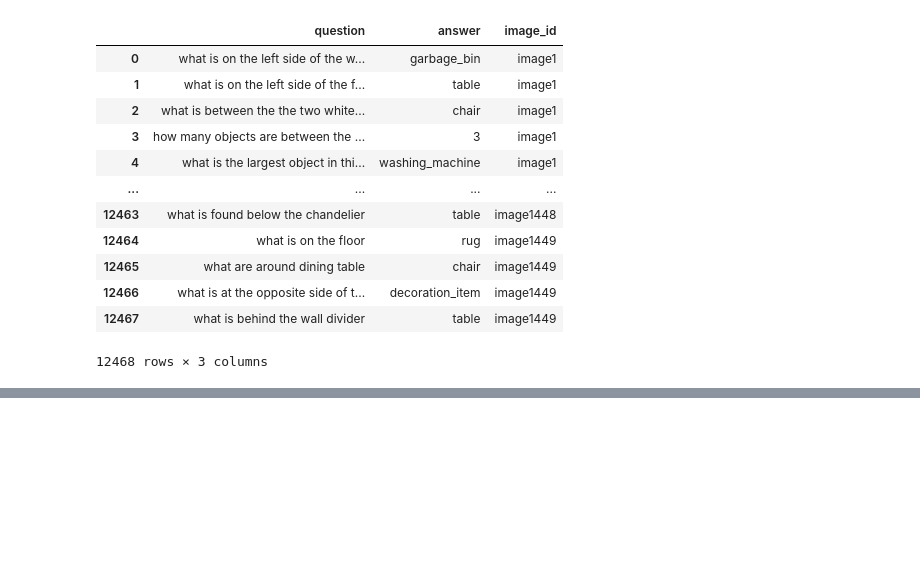
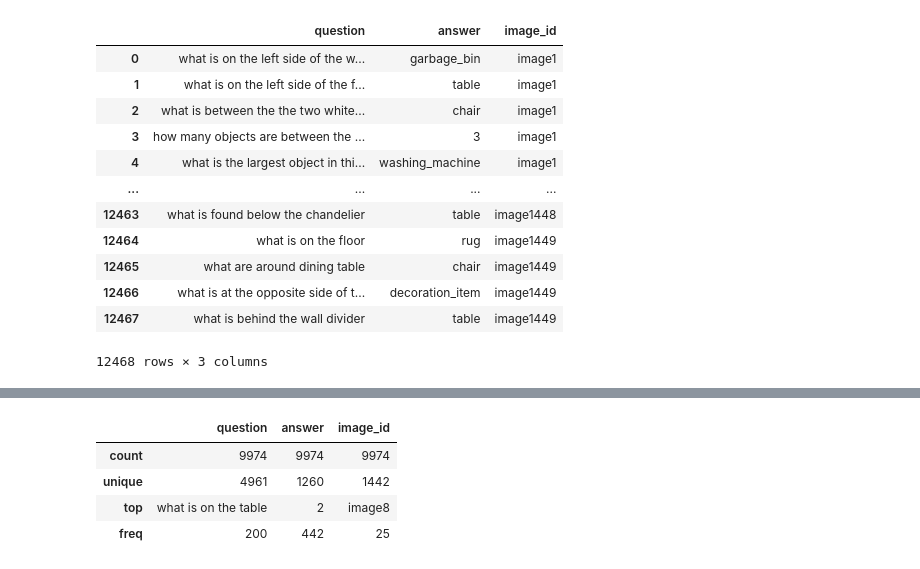
Before and after one commit to saathwikad/Visual_Question_Answering, a Jupyter notebook: vqa-cv.ipynb, the cells around one changed output, grey strips where cells are left out. Cells and saved outputs as stored; diff of their text form; code cells hidden in the pictures; blank space fills up the shorter version.

```diff
--- a/vqa-cv.ipynb
+++ b/vqa-cv.ipynb
@@ -54,0 +110,8 @@ dataset
+# %%
+data_train.describe()
+# %% [output]
+|  | question | answer | image_id |
+| count | 9974 | 9974 | 9974 |
+| unique | 4961 | 1260 | 1442 |
+| top | what is on the table | 2 | image8 |
+| freq | 200 | 442 | 25 |
```
Also changed, not shown: parts of 7 cells of this notebook.
